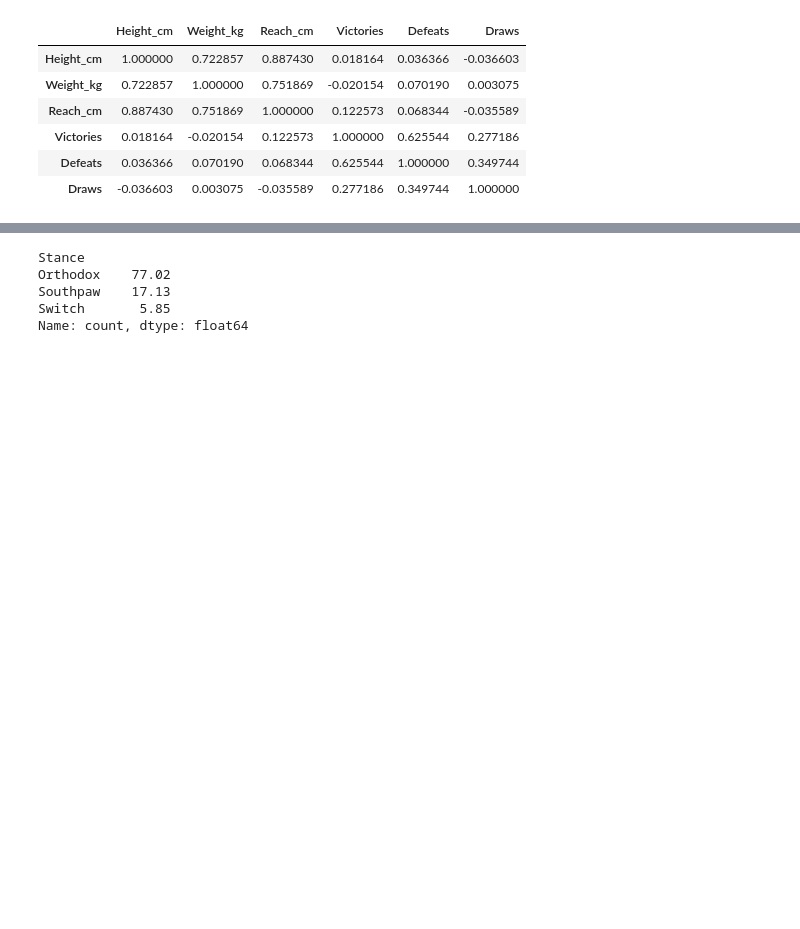
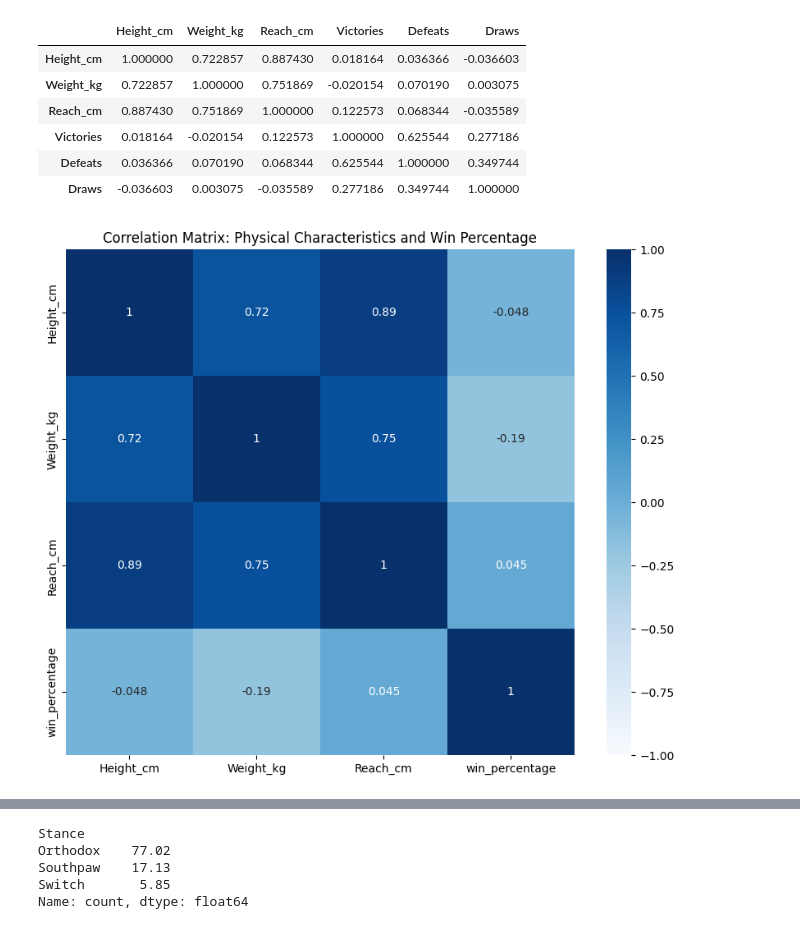
Before and after one commit to nacjacds/EDA-UFC_Fighters_performance, a Jupyter notebook: memory.ipynb, the cells around one changed output, grey strips where cells are left out. Saved outputs shown, nothing was run; the diff lists cells and outputs as text; code cells hidden in the pictures; blank space fills up the shorter version.

```diff
--- a/memory.ipynb
+++ b/memory.ipynb
@@ -208,3 +186,17 @@ correlation_matrix
 | Victories | 0.018164 | -0.020154 | 0.122573 | 1.000000 | 0.625544 | 0.277186 |
 | Defeats | 0.036366 | 0.070190 | 0.068344 | 0.625544 | 1.000000 | 0.349744 |
 | Draws | -0.036603 | 0.003075 | -0.035589 | 0.277186 | 0.349744 | 1.000000 |
+# %%
+# Create new column for win percentage
+df1['win_percentage'] = (df1['Victories'] / (df1['Victories'] + df1['Defeats'])) * 100
+
+# Calculate the correlation matrix between physique and winning percentage
+matriz_rendimiento = df1[['Height_cm', 'Weight_kg', 'Reach_cm', 'win_percentage']].corr()
+
+# Correlation matrix chart
+plt.figure(figsize=(10, 8))
+sns.heatmap(matriz_rendimiento, annot=True, cmap='Blues', vmin=-1, vmax=1)  # Cambiar 'Reds' por 'Blues' para el color skyblue
+plt.title('Correlation Matrix: Physical Characteristics and Win Percentage')
+plt.show()
+# %% [output]
+[figure, added]
```
Also changed, not shown: parts of 98 cells of this notebook.
